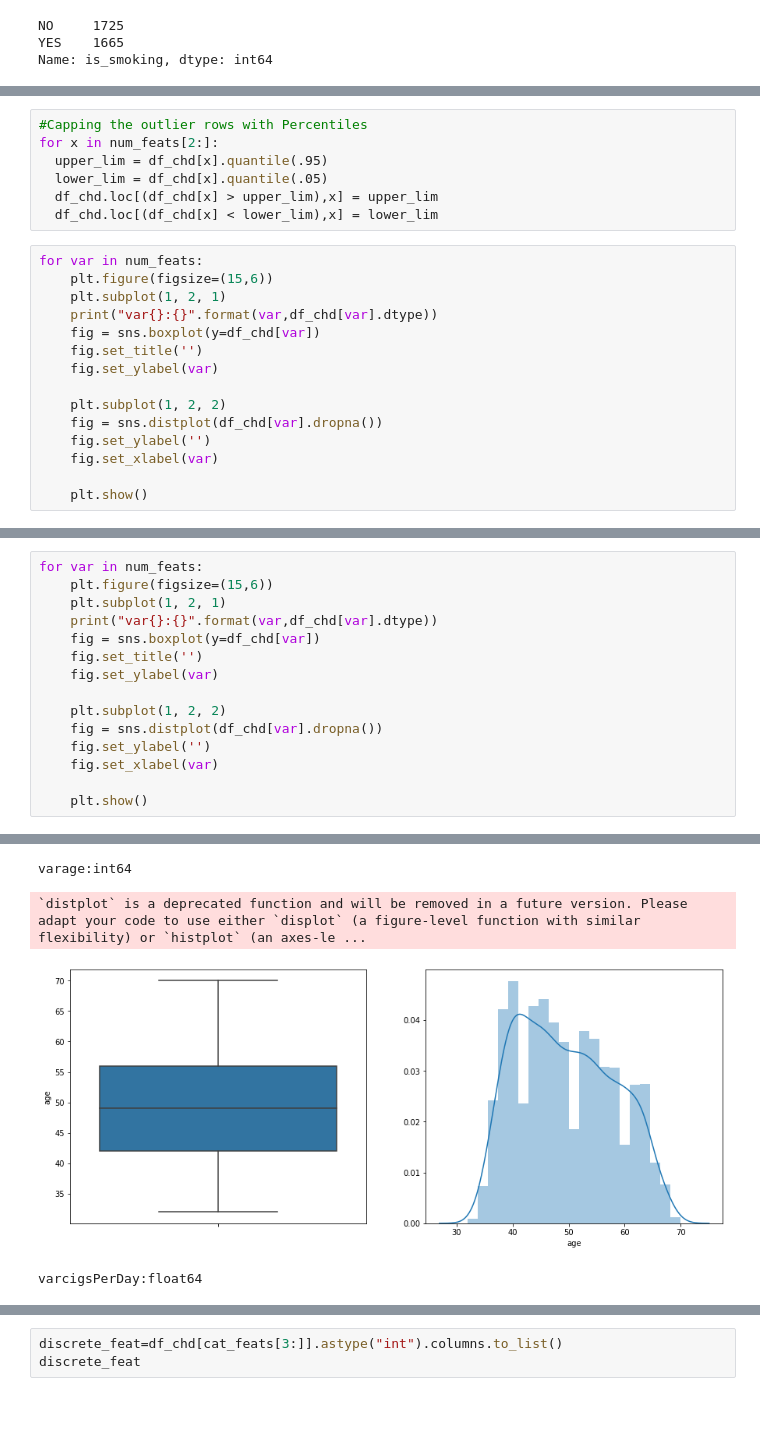
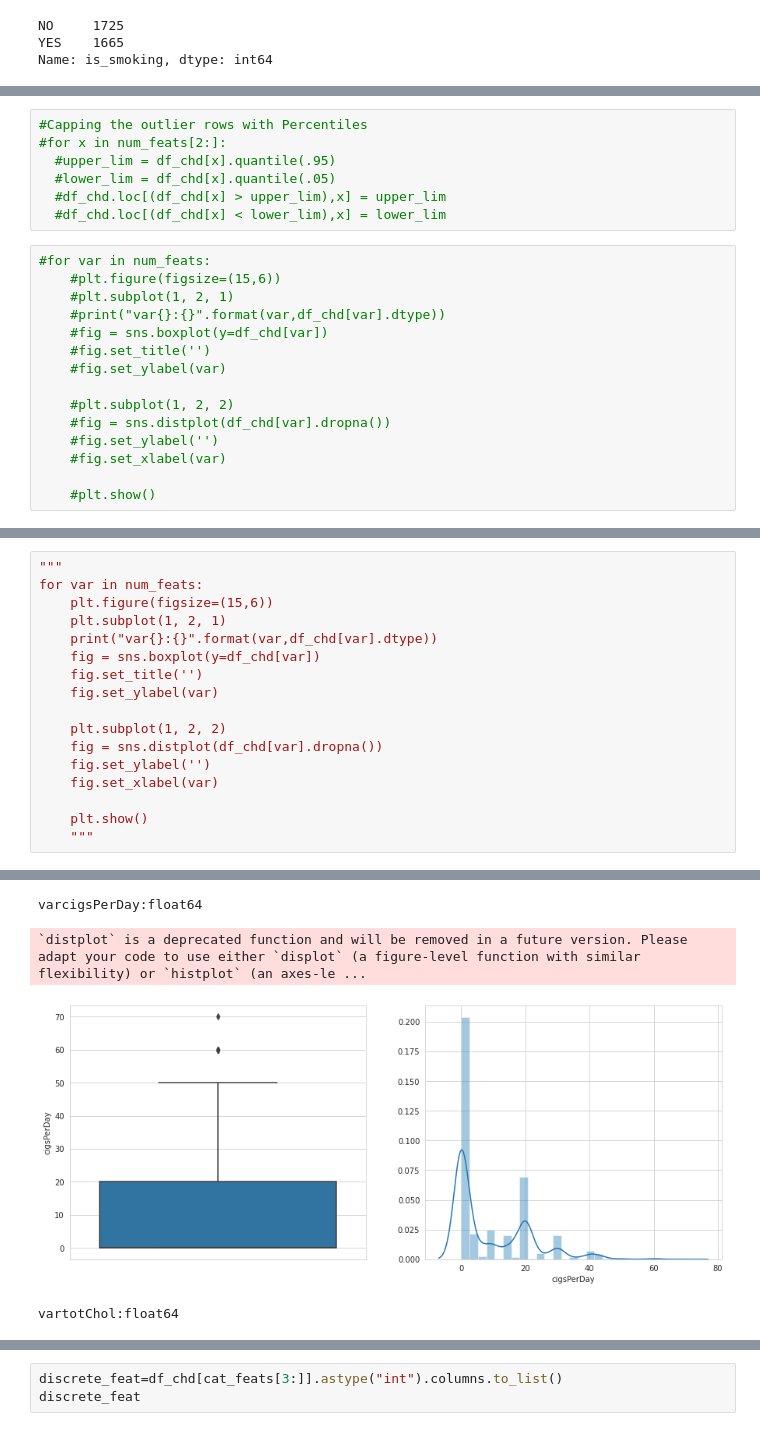
Before and after one commit to gajanankumar/Classification_Cardiovascular_Risk_Prediction, a Jupyter notebook: Cardiovascular_Risk_Prediction_Capstone_Project_GK.ipynb, the cells around one changed output, grey strips where cells are left out. Drawn from its saved outputs; the diff is of its cells as text.

```diff
--- a/Cardiovascular_Risk_Prediction_Capstone_Project_GK.ipynb
+++ b/Cardiovascular_Risk_Prediction_Capstone_Project_GK.ipynb
@@ -696,23 +771,23 @@ sns.boxplot(data=df_chd)
 # %%
 #Capping the outlier rows with Percentiles
-for x in num_feats[2:]:
-  upper_lim = df_chd[x].quantile(.95)
-  lower_lim = df_chd[x].quantile(.05)
-  df_chd.loc[(df_chd[x] > upper_lim),x] = upper_lim
-  df_chd.loc[(df_chd[x] < lower_lim),x] = lower_lim
+#for x in num_feats[2:]:
+  #upper_lim = df_chd[x].quantile(.95)
+  #lower_lim = df_chd[x].quantile(.05)
+  #df_chd.loc[(df_chd[x] > upper_lim),x] = upper_lim
+  #df_chd.loc[(df_chd[x] < lower_lim),x] = lower_lim
 # %%
-for var in num_feats:
-    plt.figure(figsize=(15,6))
-    plt.subplot(1, 2, 1)
-    print("var{}:{}".format(var,df_chd[var].dtype))
-    fig = sns.boxplot(y=df_chd[var])
-    fig.set_title('')
-    fig.set_ylabel(var)
+#for var in num_feats:
+    #plt.figure(figsize=(15,6))
+    #plt.subplot(1, 2, 1)
+    #print("var{}:{}".format(var,df_chd[var].dtype))
+    #fig = sns.boxplot(y=df_chd[var])
+    #fig.set_title('')
+    #fig.set_ylabel(var)
 
-    plt.subplot(1, 2, 2)
-    fig = sns.distplot(df_chd[var].dropna())
-    fig.set_ylabel('')
-    fig.set_xlabel(var)
+    #plt.subplot(1, 2, 2)
+    #fig = sns.distplot(df_chd[var].dropna())
+    #fig.set_ylabel('')
+    #fig.set_xlabel(var)
 
-    plt.show()
+    #plt.show()
 # %% [output]
@@ -743,4 +820,5 @@ for x in num_feats[2:]:
 # %%
+"""
 for var in num_feats:
     plt.figure(figsize=(15,6))
     plt.subplot(1, 2, 1)
@@ -755,4 +833,5 @@ for var in num_feats:
     fig.set_xlabel(var)
 
     plt.show()
+    """
 # %% [output]
@@ -762,5 +841,5 @@ varid:int64
-varage:int64
+varcigsPerDay:float64
 `distplot` is a deprecated function and will be removed in a future version. Please adapt your code to use either `displot` (a figure-level function with similar flexibility) or `histplot` (an axes-le ...
-[figure, old version]
+[figure, new version]
-varcigsPerDay:float64
+vartotChol:float64
 `distplot` is a deprecated function and will be removed in a future version. Please adapt your code to use either `displot` (a figure-level function with similar flexibility) or `histplot` (an axes-le ...
```
Also changed, not shown: parts of 145 cells of this notebook.
